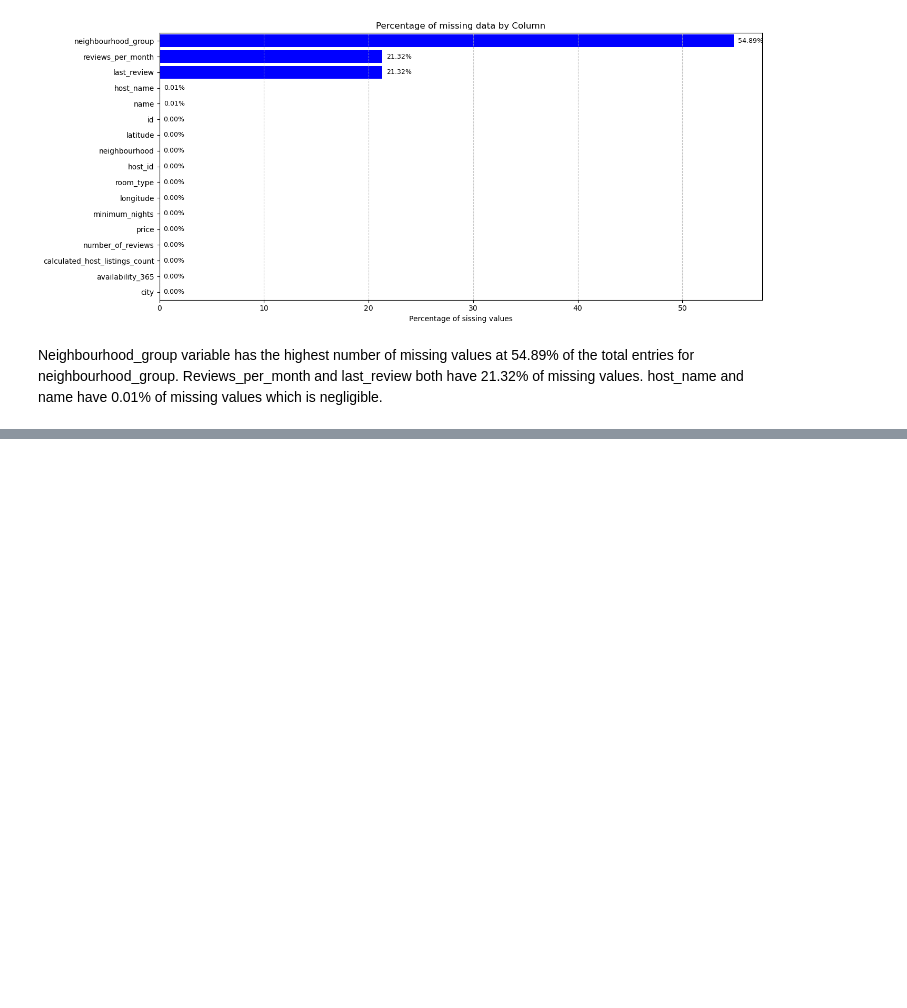
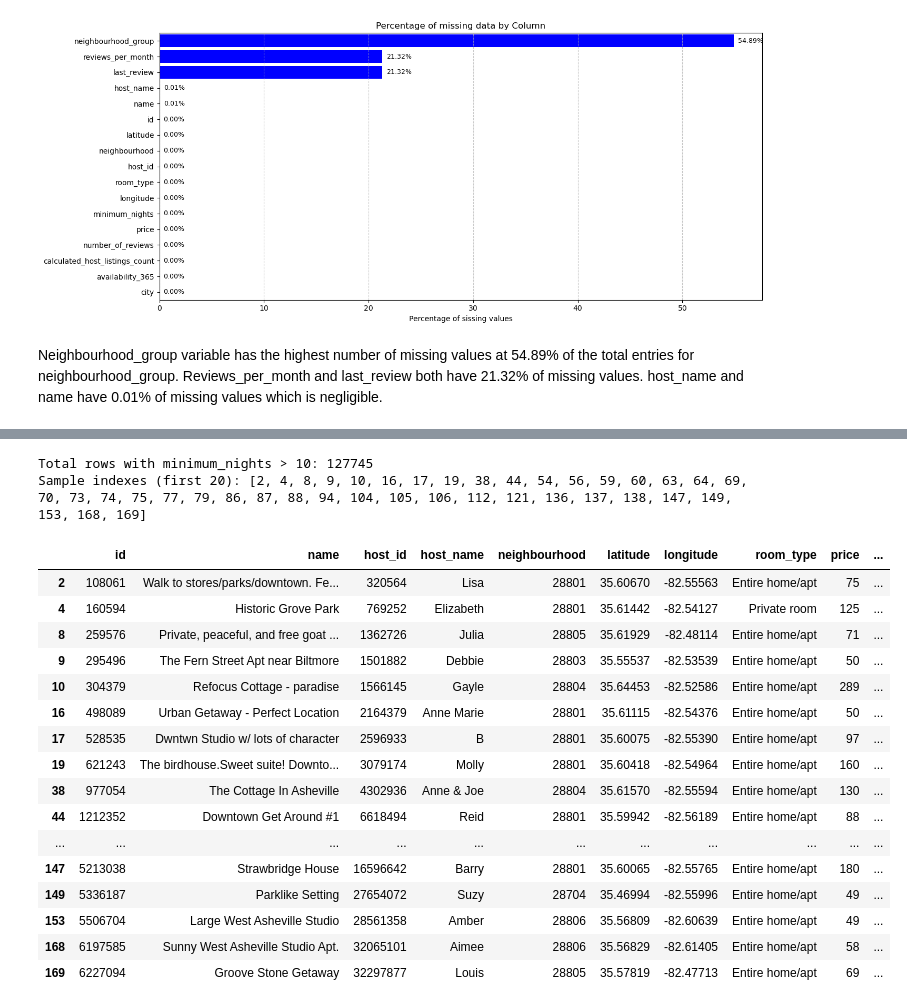
Before and after one commit to GVSU-CIS635/projects-dataminers, a Jupyter notebook: data_miners_kiptoo.ipynb, the cells around one changed output, grey strips where cells are left out. Drawn from its saved outputs; the diff is of its cells as text; code cells hidden in the pictures; blank space fills up the shorter version.

```diff
--- a/data_miners_kiptoo.ipynb
+++ b/data_miners_kiptoo.ipynb
@@ -159,0 +188,28 @@ The consequences of dropping missign values from the dataframe results to a redu
+# %%
+# Find indexes where minimum_nights > 10 in cleaned_df
+idx_min_gt_10 = cleaned_df.index[cleaned_df['minimum_nights'] > 10].tolist()
+print(f'Total rows with minimum_nights > 10: {len(idx_min_gt_10)}')
+# Show first 20 indexes as a sample
+print('Sample indexes (first 20):', idx_min_gt_10[:40])
+# Optionally display the corresponding rows (first 10)
+display(cleaned_df.loc[idx_min_gt_10[:40]])
+# %% [output]
+Total rows with minimum_nights > 10: 127745
+Sample indexes (first 20): [2, 4, 8, 9, 10, 16, 17, 19, 38, 44, 54, 56, 59, 60, 63, 64, 69, 70, 73, 74, 75, 77, 79, 86, 87, 88, 94, 104, 105, 106, 112, 121, 136, 137, 138, 147, 149, 153, 168, 169]
+|  | id | name | host_id | host_name | neighbourhood | latitude | longitude | room_type | price | ... |
+| 2 | 108061 | Walk to stores/parks/downtown. Fe... | 320564 | Lisa | 28801 | 35.60670 | -82.55563 | Entire home/apt | 75 | ... |
+| 4 | 160594 | Historic Grove Park | 769252 | Elizabeth | 28801 | 35.61442 | -82.54127 | Private room | 125 | ... |
+| 8 | 259576 | Private, peaceful, and free goat ... | 1362726 | Julia | 28805 | 35.61929 | -82.48114 | Entire home/apt | 71 | ... |
+| 9 | 295496 | The Fern Street Apt near Biltmore | 1501882 | Debbie | 28803 | 35.55537 | -82.53539 | Entire home/apt | 50 | ... |
+| 10 | 304379 | Refocus Cottage - paradise | 1566145 | Gayle | 28804 | 35.64453 | -82.52586 | Entire home/apt | 289 | ... |
+| 16 | 498089 | Urban Getaway - Perfect Location | 2164379 | Anne Marie | 28801 | 35.61115 | -82.54376 | Entire home/apt | 50 | ... |
+| 17 | 528535 | Dwntwn Studio w/ lots of character | 2596933 | B | 28801 | 35.60075 | -82.55390 | Entire home/apt | 97 | ... |
+| 19 | 621243 | The birdhouse.Sweet suite! Downto... | 3079174 | Molly | 28801 | 35.60418 | -82.54964 | Entire home/apt | 160 | ... |
+| 38 | 977054 | The Cottage In Asheville | 4302936 | Anne & Joe | 28804 | 35.61570 | -82.55594 | Entire home/apt | 130 | ... |
+| 44 | 1212352 | Downtown Get Around #1 | 6618494 | Reid | 28801 | 35.59942 | -82.56189 | Entire home/apt | 88 | ... |
+| ... | ... | ... | ... | ... | ... | ... | ... | ... | ... | ... |
+| 147 | 5213038 | Strawbridge House | 16596642 | Barry | 28801 | 35.60065 | -82.55765 | Entire home/apt | 180 | ... |
+| 149 | 5336187 | Parklike Setting | 27654072 | Suzy | 28704 | 35.46994 | -82.55996 | Entire home/apt | 49 | ... |
+| 153 | 5506704 | Large West Asheville Studio | 28561358 | Amber | 28806 | 35.56809 | -82.60639 | Entire home/apt | 49 | ... |
+| 168 | 6197585 | Sunny West Asheville Studio Apt. | 32065101 | Aimee | 28806 | 35.56829 | -82.61405 | Entire home/apt | 58 | ... |
+| 169 | 6227094 | Groove Stone Getaway | 32297877 | Louis | 28805 | 35.57819 | -82.47713 | Entire home/apt | 69 | ... |
```
Also changed, not shown: parts of 16 cells of this notebook.
